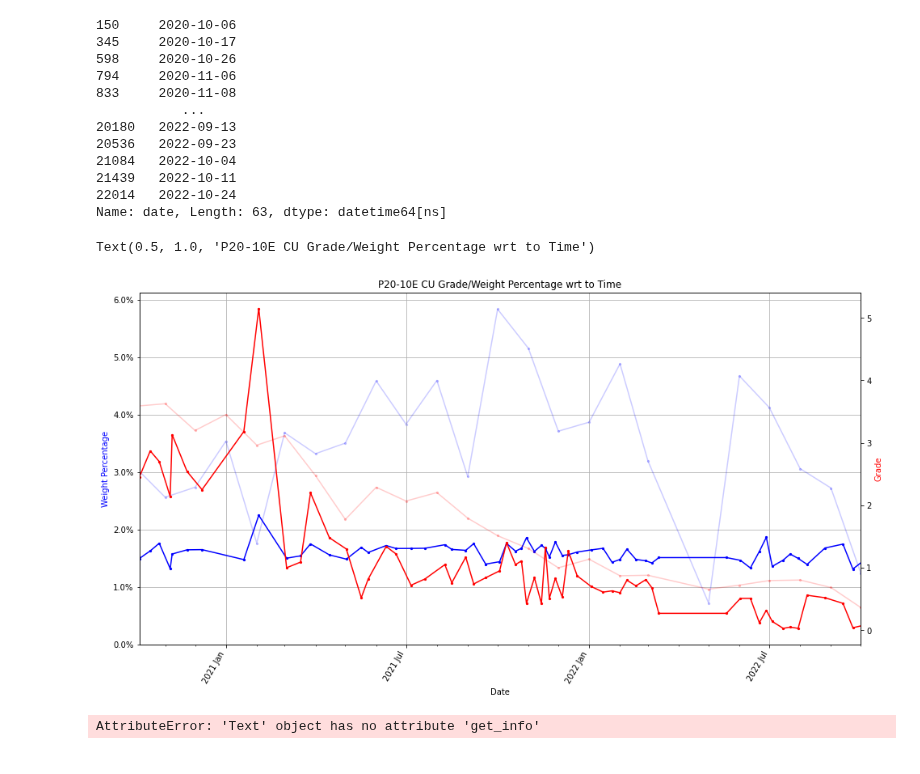
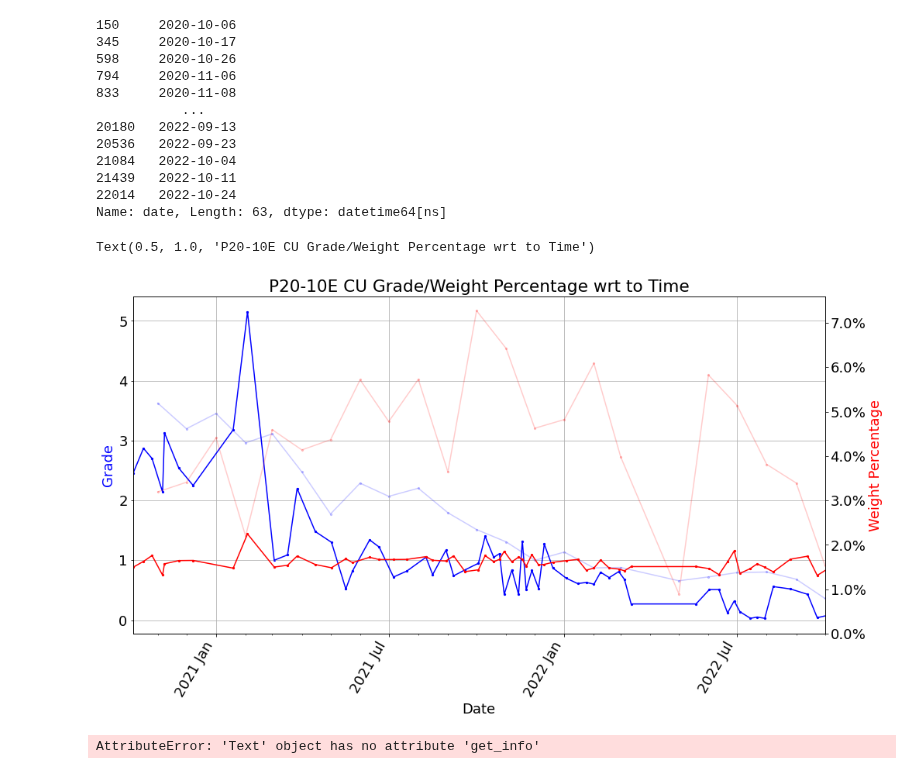
Before and after one commit to jouytrew/masters_pfti, a Jupyter notebook: notebooks/pcbc_vs_dp_wrt_time.ipynb, the cells around one changed output. Saved outputs shown, nothing was run; the diff lists cells and outputs as text; code cells hidden in the pictures.

Commit message:
Fixed graphs to be more consistent: Grades are now on the left and in blue.

```diff
--- a/notebooks/pcbc_vs_dp_wrt_time.ipynb
+++ b/notebooks/pcbc_vs_dp_wrt_time.ipynb
@@ -222,47 +224,46 @@ Name: date, Length: 63, dtype: datetime64[ns]
 # %%
 fig = plt.figure()
 fig.set_size_inches(16, 8)
+
 ax = fig.add_subplot()
+sec_ax = ax.twinx()
 
 pcbc_total_weight = filtered_pcbc_df['weight'].sum()
 dp_total_weight = filtered_dp_df['weight'].sum()
 
-ax.plot(filtered_pcbc_df['date'], filtered_pcbc_df['weight'] / pcbc_total_weight, alpha=0.2, c='blue', ls='-')
-ax.scatter(filtered_pcbc_df['date'], filtered_pcbc_df['weight'] / pcbc_total_weight, alpha=0.2, s=5, c='blue', ls='-')
+sec_ax.plot(filtered_pcbc_df['date'], filtered_pcbc_df['weight'] / pcbc_total_weight, alpha=0.2, c='red', ls='-')
+sec_ax.scatter(filtered_pcbc_df['date'], filtered_pcbc_df['weight'] / pcbc_total_weight, alpha=0.2, s=5, c='red', ls='-')
 
-ax.plot(filtered_dp_df['date'], filtered_dp_df['weight'] / dp_total_weight, alpha=1, c='blue', ls='-')
-ax.scatter(filtered_dp_df['date'], filtered_dp_df['weight'] / dp_total_weight, alpha=1, s=5, c='blue', ls='-')
+sec_ax.plot(filtered_dp_df['date'], filtered_dp_df['weight'] / dp_total_weight, alpha=1, c='red', ls='-')
+sec_ax.scatter(filtered_dp_df['date'], filtered_dp_df['weight'] / dp_total_weight, alpha=1, s=5, c='red', ls='-')
+
+sec_ax.set_ylim(0)
+sec_ax.set_ylabel('Weight Percentage', c='red')
+sec_ax.yaxis.set_major_formatter(mtick.PercentFormatter(1.0))
 
 ax.set_xlim(min(filtered_dp_df['date']), max(filtered_pcbc_df['date']))
 ax.xaxis.set_major_locator(mdates.MonthLocator(bymonth=(1, 7)))
 ax.xaxis.set_minor_locator(mdates.MonthLocator())
 ax.xaxis.set_major_formatter(mdates.DateFormatter('%Y %b'))
 
 for label in ax.get_xticklabels(which='major'):
     label.set(rotation=60, horizontalalignment='right')
 
 ax.set_xlabel('Date')
 
-ax.set_ylim(0)
-ax.set_ylabel('Weight Percentage', c='blue')
-ax.yaxis.set_major_formatter(mtick.PercentFormatter(1.0))
+ax.plot(filtered_pcbc_df['date'], filtered_pcbc_df[element], alpha=0.2, c='blue', ls='-')
+ax.scatter(filtered_pcbc_df['date'], filtered_pcbc_df[element], alpha=0.2, s=5, c='blue')
 
+ax.plot(filtered_dp_df['date'], filtered_dp_df[element], alpha=1, c='blue', ls='-')
+ax.scatter(filtered_dp_df['date'], filtered_dp_df[element], alpha=1, s=5, c='blue')
 
-sec_ax = ax.twinx()
-
-sec_ax.plot(filtered_pcbc_df['date'], filtered_pcbc_df[element], alpha=0.2, c='red', ls='-')
-sec_ax.scatter(filtered_pcbc_df['date'], filtered_pcbc_df[element], alpha=0.2, s=5, c='red')
-
-sec_ax.plot(filtered_dp_df['date'], filtered_dp_df[element], alpha=1, c='red', ls='-')
-sec_ax.scatter(filtered_dp_df['date'], filtered_dp_df[element], alpha=1, s=5, c='red')
-
-sec_ax.set_ylabel('Grade', c='red')
+ax.set_ylabel('Grade', c='blue')
 
 ax.grid()
 ax.set_title(f'{dhid} {element} Grade/Weight Percentage wrt to Time')
 # %% [output]
 Text(0.5, 1.0, 'P20-10E CU Grade/Weight Percentage wrt to Time')
-[figure, old version]
+[figure, new version]
 # %%
 _.get_info()
 # %% [output]
```
Also changed, not shown: parts of 1 cell of this notebook, 3 other files.
